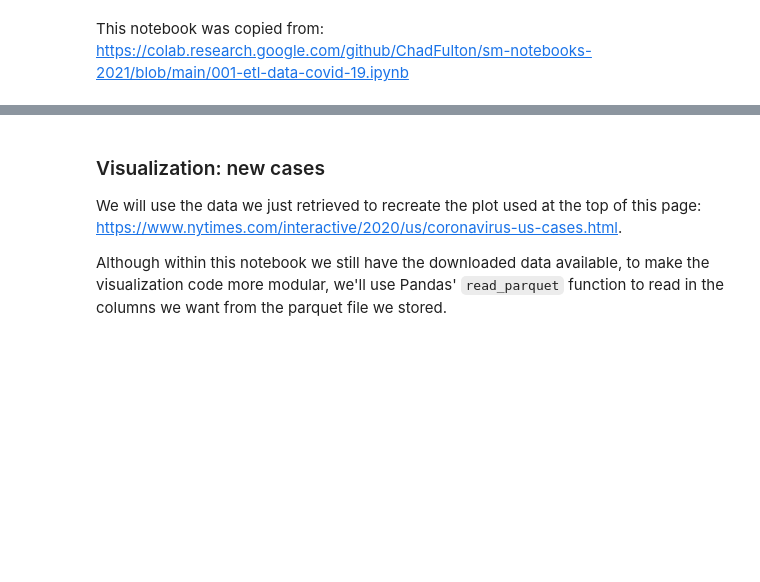
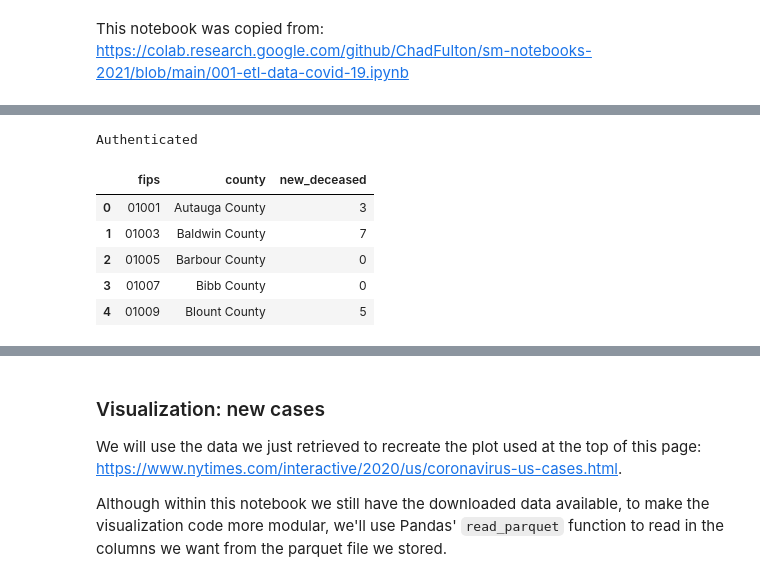
Before and after one commit to w-oke/covid_reproduction, a Jupyter notebook: 001-etl-data-covid-19.ipynb, the cells around one changed output, grey strips where cells are left out. Drawn from its saved outputs; the diff is of its cells as text; code cells hidden in the pictures; blank space fills up the shorter version.

```diff
--- a/001-etl-data-covid-19.ipynb
+++ b/001-etl-data-covid-19.ipynb
@@ -59,0 +39,47 @@ For many projects, the most convenient method of retrieiving data is simply to d
+# %%
+from google.cloud import bigquery
+
+# Handle authentication in Colab
+try:
+    from google.colab import auth
+    auth.authenticate_user()
+    print('Authenticated')
+except ImportError:
+    pass
+
+# Construct a BigQuery client object.
+client = bigquery.Client(project='citric-trees-332113')
+
+query = """
+SELECT
+  subregion2_code as fips,
+  subregion2_name as county,
+  date,
+  new_deceased
+FROM
+  `bigquery-public-data.covid19_open_data.covid19_open_data`
+WHERE
+  country_code = 'US'
+  AND aggregation_level = 2
+  AND new_deceased IS NOT NULL
+  AND date >= DATE_SUB(CURRENT_DATE(), INTERVAL 8 DAY);
+"""
+res = (client.query(query)
+             .result()
+             .to_dataframe())
+res['date'] = pd.DatetimeIndex(res['date'])
+
+# In the query above, we downloaded the last week of data, and
+# here we're summing it to get the total value over the week.
+df = res.groupby(['fips', 'county'], as_index=False).sum()
+# %% [output]
+Authenticated
+# %%
+df.head()
+# %% [output]
+|  | fips | county | new_deceased |
+| 0 | 01001 | Autauga County | 3 |
+| 1 | 01003 | Baldwin County | 7 |
+| 2 | 01005 | Barbour County | 0 |
+| 3 | 01007 | Bibb County | 0 |
+| 4 | 01009 | Blount County | 5 |
```
Also changed, not shown: parts of 13 cells of this notebook.
